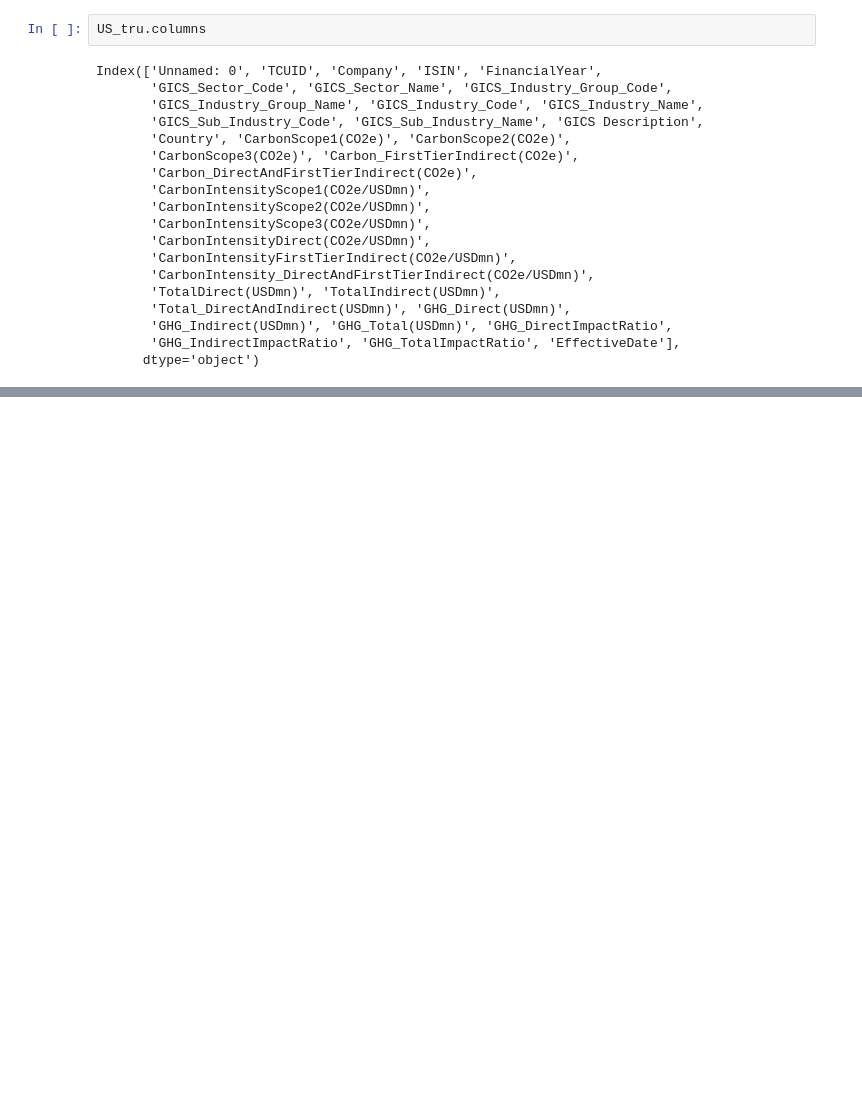
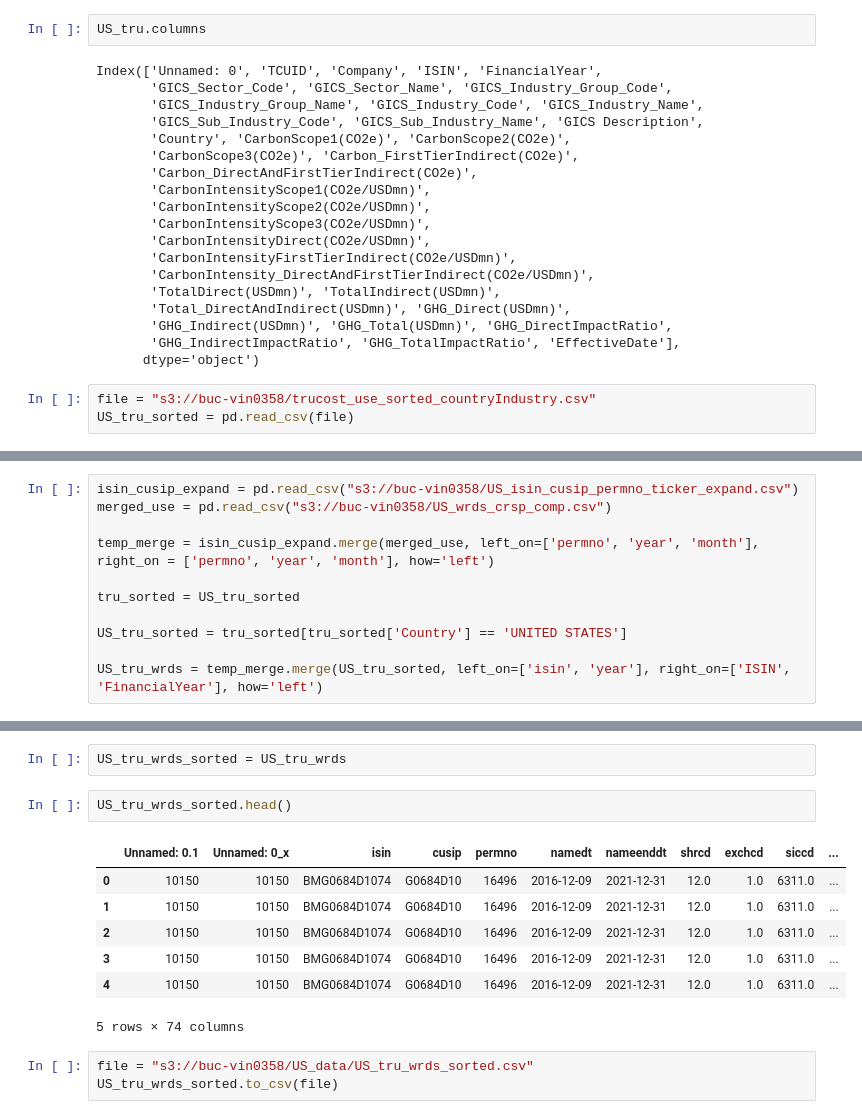
Before and after one commit to V-GAO/CEO_SocialCapital, a Jupyter notebook: notebooks/EDA_WRDS.ipynb, the cells around one changed output, grey strips where cells are left out. Saved outputs shown, nothing was run; the diff lists cells and outputs as text; blank space fills up the shorter version.

```diff
--- a/notebooks/EDA_WRDS.ipynb
+++ b/notebooks/EDA_WRDS.ipynb
@@ -521,3 +521,6 @@ Index(['Unnamed: 0', 'TCUID', 'Company', 'ISIN', 'FinancialYear',
        'GHG_Indirect(USDmn)', 'GHG_Total(USDmn)', 'GHG_DirectImpactRatio',
        'GHG_IndirectImpactRatio', 'GHG_TotalImpactRatio', 'EffectiveDate'],
       dtype='object')
+# %%
+file = "s3://buc-vin0358/trucost_use_sorted_countryIndustry.csv"
+US_tru_sorted = pd.read_csv(file)
@@ -523,0 +548,11 @@ Index(['Unnamed: 0', 'TCUID', 'Company', 'ISIN', 'FinancialYear',
+# %%
+isin_cusip_expand = pd.read_csv("s3://buc-vin0358/US_isin_cusip_permno_ticker_expand.csv")
+merged_use = pd.read_csv("s3://buc-vin0358/US_wrds_crsp_comp.csv")
+
+temp_merge = isin_cusip_expand.merge(merged_use, left_on=['permno', 'year', 'month'], right_on = ['permno', 'year', 'month'], how='left')
+
+tru_sorted = US_tru_sorted
+
+US_tru_sorted = tru_sorted[tru_sorted['Country'] == 'UNITED STATES']
+
+US_tru_wrds = temp_merge.merge(US_tru_sorted, left_on=['isin', 'year'], right_on=['ISIN', 'FinancialYear'], how='left')
@@ -523,0 +579,15 @@ Index(['Unnamed: 0', 'TCUID', 'Company', 'ISIN', 'FinancialYear',
+# %%
+US_tru_wrds_sorted = US_tru_wrds
+# %%
+US_tru_wrds_sorted.head()
+# %% [output]
+|  | Unnamed: 0.1 | Unnamed: 0_x | isin | cusip | permno | namedt | nameenddt | shrcd | exchcd | siccd | ... |
+| 0 | 10150 | 10150 | BMG0684D1074 | G0684D10 | 16496 | 2016-12-09 | 2021-12-31 | 12.0 | 1.0 | 6311.0 | ... |
+| 1 | 10150 | 10150 | BMG0684D1074 | G0684D10 | 16496 | 2016-12-09 | 2021-12-31 | 12.0 | 1.0 | 6311.0 | ... |
+| 2 | 10150 | 10150 | BMG0684D1074 | G0684D10 | 16496 | 2016-12-09 | 2021-12-31 | 12.0 | 1.0 | 6311.0 | ... |
+| 3 | 10150 | 10150 | BMG0684D1074 | G0684D10 | 16496 | 2016-12-09 | 2021-12-31 | 12.0 | 1.0 | 6311.0 | ... |
+| 4 | 10150 | 10150 | BMG0684D1074 | G0684D10 | 16496 | 2016-12-09 | 2021-12-31 | 12.0 | 1.0 | 6311.0 | ... |
+5 rows × 74 columns
+# %%
+file = "s3://buc-vin0358/US_data/US_tru_wrds_sorted.csv"
+US_tru_wrds_sorted.to_csv(file)
```
Also changed, not shown: parts of 6 cells of this notebook.
